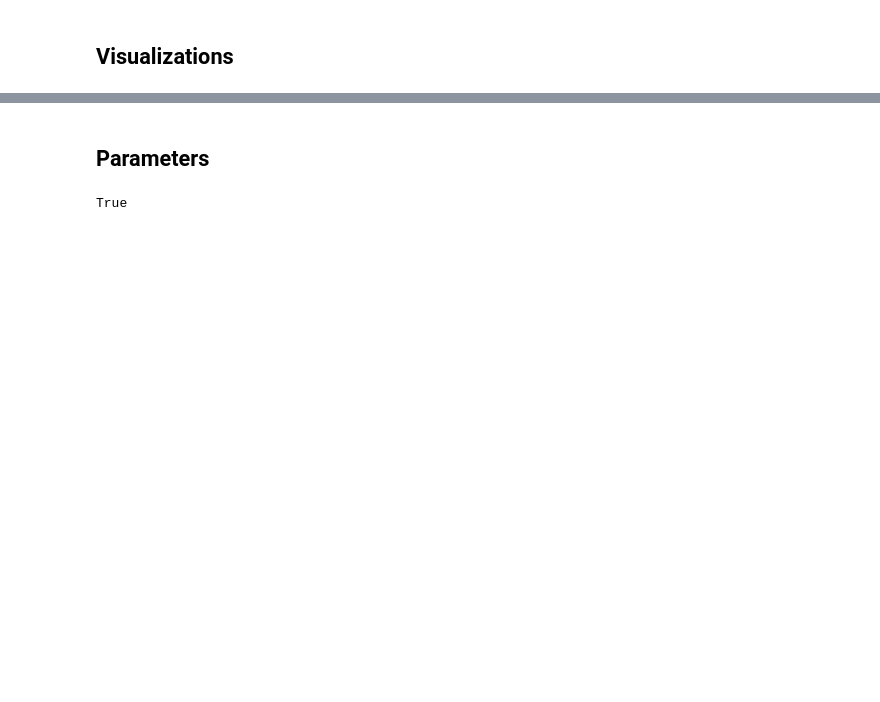
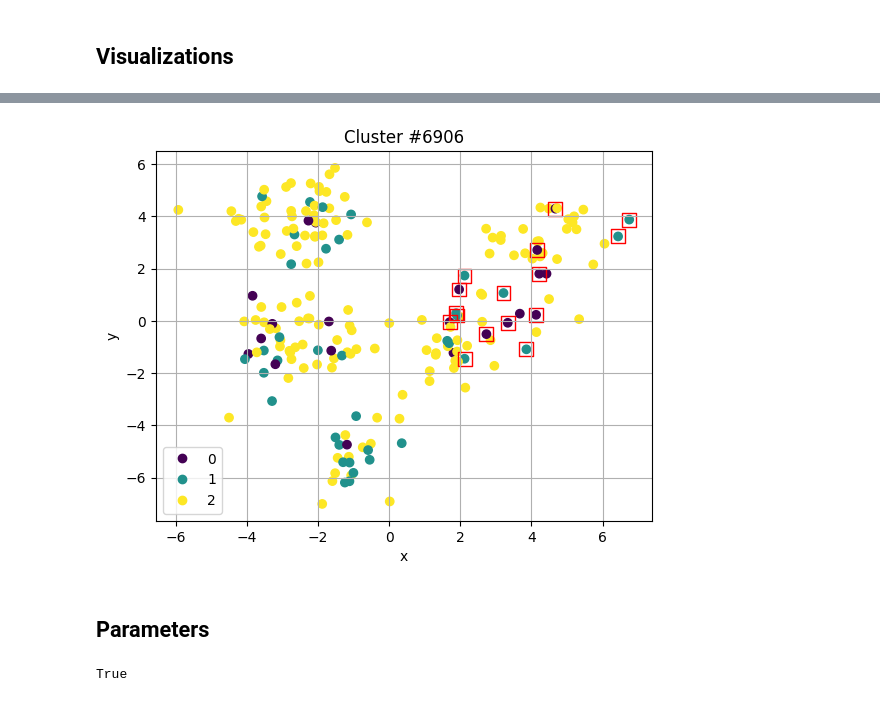
Before and after one commit to aboutalpha/FMR-code, a Jupyter notebook: model_test.ipynb, the cells around one changed output, grey strips where cells are left out. Drawn from its saved outputs; the diff is of its cells as text; code cells hidden in the pictures; blank space fills up the shorter version.

```diff
--- a/model_test.ipynb
+++ b/model_test.ipynb
@@ -180,3 +247,22 @@ Gurobi doesn't generate the same solution for the 2 solves, and it may be caused
+# %%
+cluster_num = 6906
+cluster_x = []
+cluster_y = []
+for i,j in enumerate(clusters[cluster_num][:n]):
+    if j == 1:
+        cluster_x.append(X[:,0][i])
+        cluster_y.append(X[:,1][i])
+
+scatter = plt.scatter(X[:,0],X[:,1],c=labels,label="Groups")
+plt.scatter(cluster_x,cluster_y,marker="s",edgecolors="r",facecolors='none',s=100)
+plt.xlabel('x')
+plt.ylabel('y')
+plt.title('Cluster #' + str(cluster_num))
+plt.grid(True)
+plt.legend(handles=scatter.legend_elements()[0], labels=[0,1,2])
+plt.show()
+# %% [output]
+[figure, added]
 # %% [markdown]
 ## Parameters
 # %%
```
Also changed, not shown: parts of 32 cells of this notebook, 16 other files.
